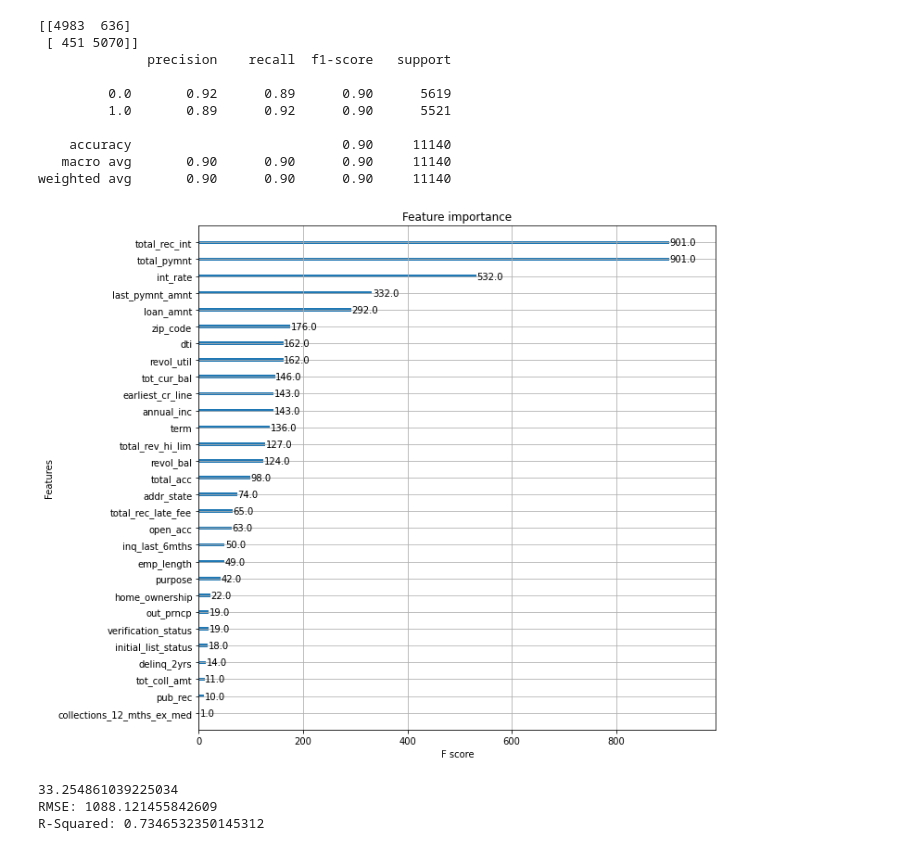
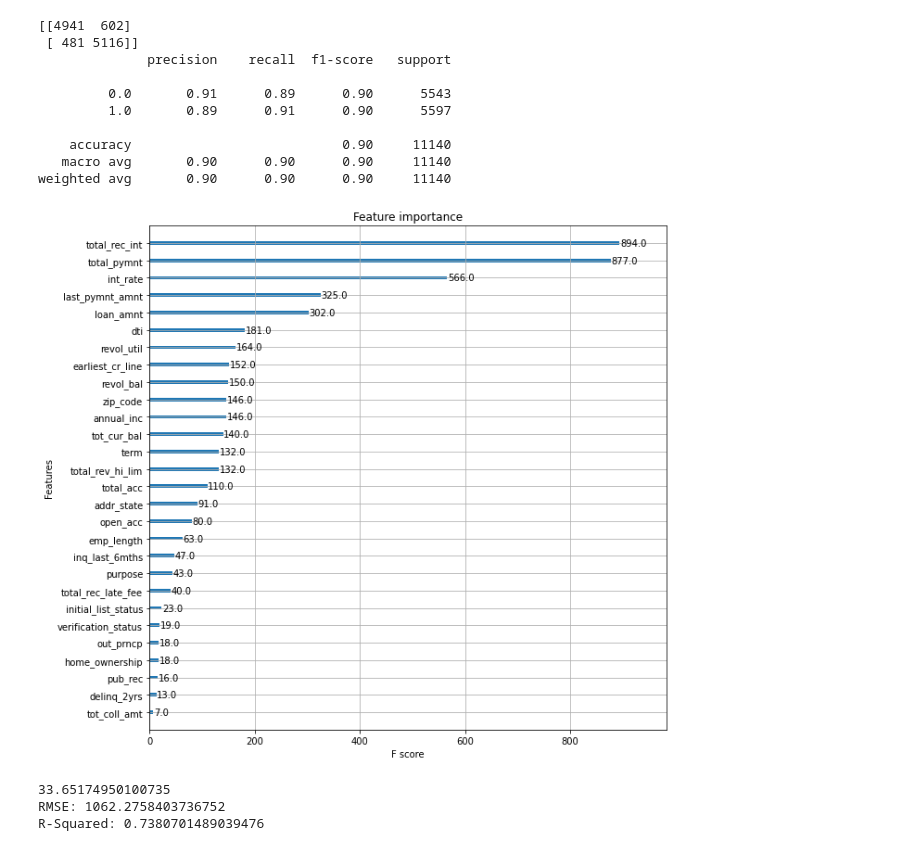
Before and after one commit to morismoysis1414/XYZ-Corp, a Jupyter notebook: model1.ipynb, the cells around one changed output. Cells and saved outputs as stored; diff of their text form; code cells hidden in the pictures.

```diff
--- a/model1.ipynb
+++ b/model1.ipynb
@@ -34,11 +34,9 @@ from sklearn.neural_network import MLPRegressor
 
 data_file='wrang_xyz_data.csv'
 
-financial_data=['total_rev_hi_lim','tot_cur_bal','tot_coll_amt','revol_util','loan_amnt','dti','revol_bal']
-loan_data=['purpose','initial_list_status','term']
-emp_data=['emp_length','collections_12_mths_ex_med','acc_now_delinq','home_ownership','annual_inc','verification_status','zip_code','addr_state','delinq_2yrs','inq_last_6mths','open_acc','pub_rec','total_acc']
-date_data=['earliest_cr_line']
-out=['initial_list_status','last_pymnt_amnt','total_pymnt','total_rec_int','int_rate','out_prncp','total_rec_late_fee']
-features=financial_data+loan_data+emp_data+date_data+out
-#out_old=['last_pymnt_d','last_credit_pull_d','initial_list_status','recoveries','collection_recovery_fee','last_pymnt_amnt','total_pymnt','total_rec_int','int_rate','out_prncp',total_rec_late_fee','default_ind']
+loan_data=['purpose','initial_list_status','term','revol_bal','loan_amnt','total_rev_hi_lim']
+emp_data=['emp_length','collections_12_mths_ex_med','acc_now_delinq','home_ownership','annual_inc','verification_status','zip_code','addr_state','delinq_2yrs','inq_last_6mths','open_acc','pub_rec','total_acc','earliest_cr_line','dti','tot_coll_amt','tot_cur_bal','revol_util']
+out=['last_pymnt_amnt','total_pymnt','total_rec_int','int_rate','out_prncp','total_rec_late_fee']
+features=loan_data+emp_data+out
+#out_old=['last_pymnt_d','last_credit_pull_d','recoveries','collection_recovery_fee','last_pymnt_amnt','total_pymnt','total_rec_int','int_rate','out_prncp',total_rec_late_fee','default_ind']
 # %%
@@ -107,15 +104,14 @@ weighted avg       0.98      0.98      0.98     23234
 # %%
 #Recoveries Class
-pred_data=['issue_d','default_ind','recoveries','collection_recovery_fee']
 def get_model_class(data_file='wrang_xyz_data.csv',model_type='xgb'):
-
+    pred_data=['default_ind','recoveries','collection_recovery_fee']
     df = pd.read_csv('data/'+data_file,usecols=features+pred_data)
     df=df[df['default_ind']==1].drop('default_ind',axis=1)
     df['recoveries']=df['recoveries']+df['collection_recovery_fee']
     df['recoveries']=df['recoveries'].where(df['recoveries']==0,1)
     df=df.drop('collection_recovery_fee',axis=1)
 
-    X=df.drop(['recoveries','issue_d'],axis=1)
+    X=df.drop('recoveries',axis=1)
     y=df['recoveries']
     undersample = RandomUnderSampler(sampling_strategy='majority')
     X,y = undersample.fit_resample(X, y)
@@ -124,48 +120,47 @@ def get_model_class(data_file='wrang_xyz_data.csv',model_type='xgb'):
 
 
     if model_type=='xgb':
         model_class = xgb.XGBClassifier(use_label_encoder=False,eval_metric='logloss')
         model_class.fit(X_train,np.ravel(y_train))
         fig, ax = plt.subplots(figsize=(10,10))
         xgb.plot_importance(model_class,importance_type='weight', ax=ax)
 
     elif model_type=='lg_reg':
         model_class=LogisticRegression(max_iter=10*6)
         model_class.fit(X_train,np.ravel(y_train))
 
     else:
         model_class = RandomForestClassifier()
         model_class.fit(X_train,np.ravel(y_train))
 
     y_class_pred = model_class.predict(X_test)
     print(confusion_matrix(y_test, y_class_pred))
     print(classification_report(y_test, y_class_pred))
 
     return model_class
 
 model_class=get_model_class(model_type='xgb')
 # %% [output]
-[[4983  636]
- [ 451 5070]]
+[[4941  602]
+ [ 481 5116]]
               precision    recall  f1-score   support
 
-         0.0       0.92      0.89      0.90      5619
-         1.0       0.89      0.92      0.90      5521
+         0.0       0.91      0.89      0.90      5543
+         1.0       0.89      0.91      0.90      5597
 
     accuracy                           0.90     11140
    macro avg       0.90      0.90      0.90     11140
 weighted avg       0.90      0.90      0.90     11140
-[figure, old version]
+[figure, new version]
 # %%
 #Recoveries Reg
-pred_data=['issue_d','collection_recovery_fee']
 def get_model_reg(data_file='wrang_xyz_data.csv',model_type='xgb',pred_value=['recoveries'],hyper_tune='no'):
-
+    pred_data=['collection_recovery_fee']
     df = pd.read_csv('data/'+data_file,usecols=features+pred_data+pred_value) #default_ind
     df['recoveries']=df['recoveries']+df['collection_recovery_fee']
     df=df[df['recoveries']!=0].drop('collection_recovery_fee',axis=1)
 
-    X=df.drop([pred_value[0],'issue_d'],axis=1)
+    X=df.drop(pred_value[0],axis=1)
     y=df[pred_value[0]]
 
     X_train, X_test, y_train, y_test = train_test_split(X, y, train_size=0.75, test_size=0.25)
@@ -246,6 +241,6 @@ def get_model_reg(data_file='wrang_xyz_data.csv',model_type='xgb',pred_value=['r
 
 model_reg=get_model_reg(model_type='xgb',pred_value=['recoveries'],hyper_tune='no')
 # %% [output]
-33.254861039225034
-RMSE: 1088.121455842609
-R-Squared: 0.7346532350145312
+33.65174950100735
+RMSE: 1062.2758403736752
+R-Squared: 0.7380701489039476
```
Also changed, not shown: parts of 1 cell of this notebook, 2 other files.
